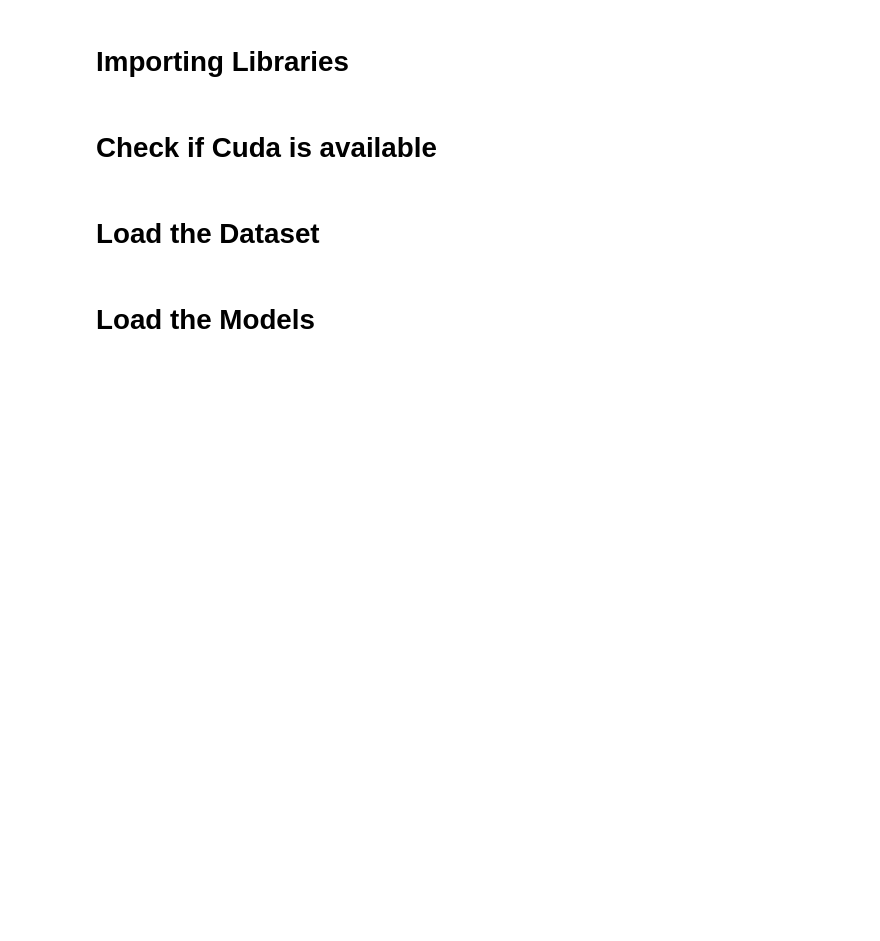
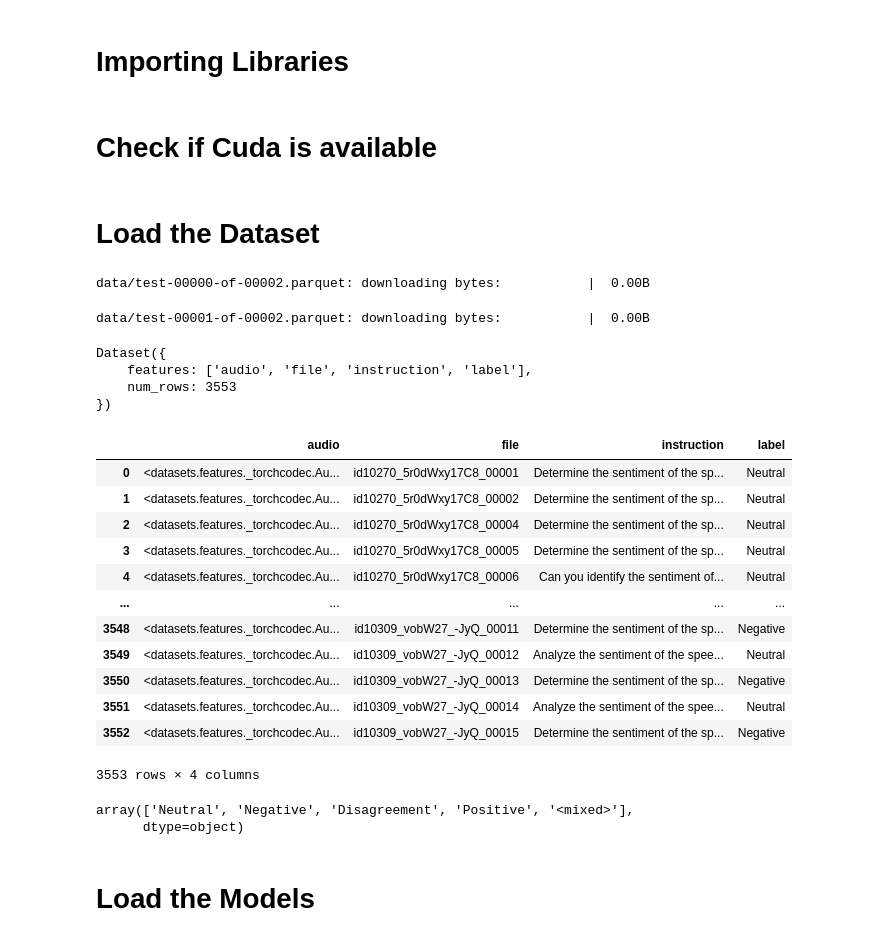
Before and after one commit to chenwh0/AudioSentimentAnalysisEnd2EndPipeline, a Jupyter notebook: sample.ipynb, the cells around one changed output. Drawn from its saved outputs; the diff is of its cells as text; code cells hidden in the pictures; blank space fills up the shorter version.

```diff
--- a/sample.ipynb
+++ b/sample.ipynb
@@ -13,10 +19,38 @@ device = 0 if torch.cuda.is_available() else -1
 # %%
 try:
     dataset = load_dataset("DynamicSuperb/Sentiment_Analysis_SLUE-VoxCeleb", split="test")
-    print("Dataset loaded successfully.")
+    print(dataset)
+    original_dataframe = pandas.DataFrame(dataset)
+    display(original_dataframe)
 except Exception as e:
     print(f"Failed to load dataset: {e}")
     exit()
+# %% [output]
+data/test-00000-of-00002.parquet: downloading bytes:           |  0.00B
+data/test-00001-of-00002.parquet: downloading bytes:           |  0.00B
+Dataset({
+    features: ['audio', 'file', 'instruction', 'label'],
+    num_rows: 3553
+})
+|  | audio | file | instruction | label |
+| 0 | <datasets.features._torchcodec.Au... | id10270_5r0dWxy17C8_00001 | Determine the sentiment of the sp... | Neutral |
+| 1 | <datasets.features._torchcodec.Au... | id10270_5r0dWxy17C8_00002 | Determine the sentiment of the sp... | Neutral |
+| 2 | <datasets.features._torchcodec.Au... | id10270_5r0dWxy17C8_00004 | Determine the sentiment of the sp... | Neutral |
+| 3 | <datasets.features._torchcodec.Au... | id10270_5r0dWxy17C8_00005 | Determine the sentiment of the sp... | Neutral |
+| 4 | <datasets.features._torchcodec.Au... | id10270_5r0dWxy17C8_00006 | Can you identify the sentiment of... | Neutral |
+| ... | ... | ... | ... | ... |
+| 3548 | <datasets.features._torchcodec.Au... | id10309_vobW27_-JyQ_00011 | Determine the sentiment of the sp... | Negative |
+| 3549 | <datasets.features._torchcodec.Au... | id10309_vobW27_-JyQ_00012 | Analyze the sentiment of the spee... | Neutral |
+| 3550 | <datasets.features._torchcodec.Au... | id10309_vobW27_-JyQ_00013 | Determine the sentiment of the sp... | Negative |
+| 3551 | <datasets.features._torchcodec.Au... | id10309_vobW27_-JyQ_00014 | Analyze the sentiment of the spee... | Neutral |
+| 3552 | <datasets.features._torchcodec.Au... | id10309_vobW27_-JyQ_00015 | Determine the sentiment of the sp... | Negative |
+3553 rows × 4 columns
+# %%
+# All possible label classes
+display(original_dataframe["label"].unique())
+# %% [output]
+array(['Neutral', 'Negative', 'Disagreement', 'Positive', '<mixed>'],
+      dtype=object)
 # %% [markdown]
 # Load the Models
 # %%
```
Also changed, not shown: parts of 10 cells of this notebook.
